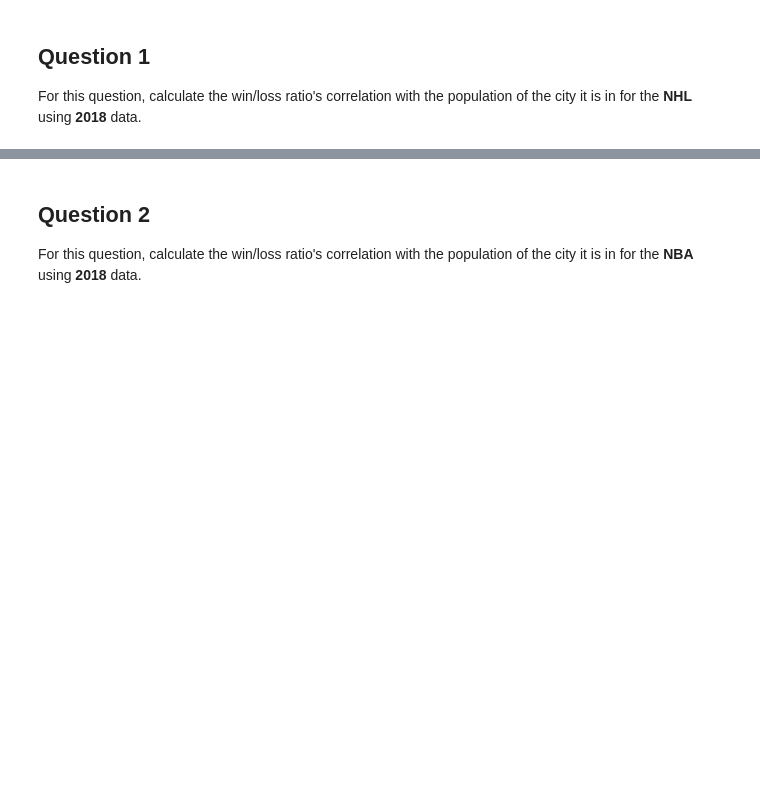
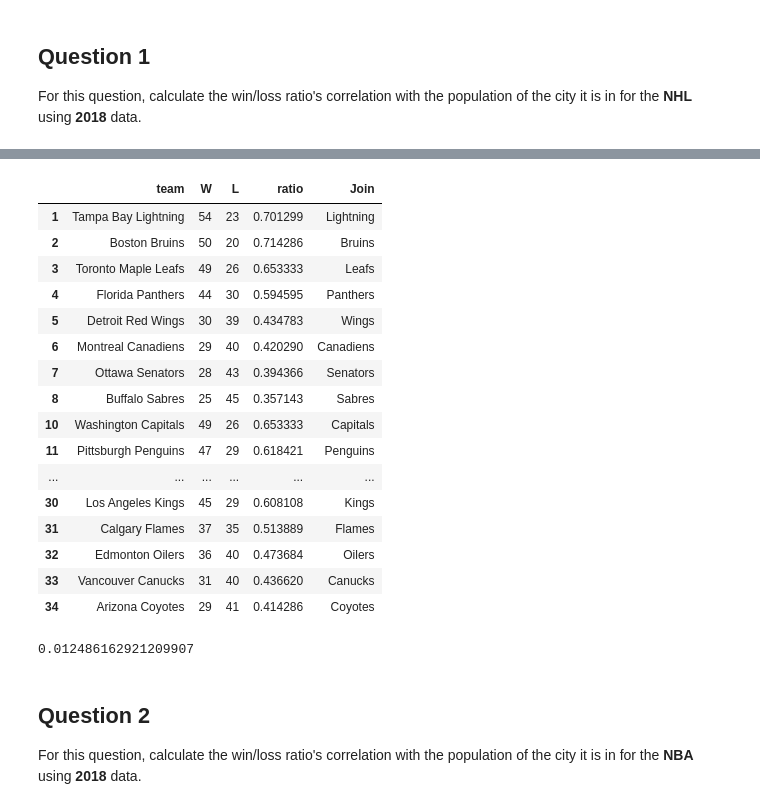
Before and after one commit to luke-limpert/PythonDataAnalysis_FinalAssignment, a Jupyter notebook: Assignment 4.ipynb, the cells around one changed output, grey strips where cells are left out. Drawn from its saved outputs; the diff is of its cells as text; code cells hidden in the pictures; blank space fills up the shorter version.

```diff
--- a/Assignment 4.ipynb
+++ b/Assignment 4.ipynb
@@ -72,0 +95,40 @@ def nhl_correlation():
+# %%
+def Clean_WL():
+    nhl_df=pd.read_csv("assets/nhl.csv")
+    nhl_df['team'] = nhl_df['team'].str.replace(r'[*]','')
+    nhl_df['year'] = nhl_df['year'].apply(lambda x: int(2018) if x==2018 else np.nan)
+    nhl_df.dropna(inplace=True)
+    nhl_df['GP']=nhl_df['GP'].apply(lambda x: x if x.isnumeric() else np.nan)
+    nhl_df.dropna(inplace=True)
+    nhl_df['L']=pd.to_numeric(nhl_df['L'])
+    nhl_df['W']=pd.to_numeric(nhl_df['W'])
+    nhl_df = nhl_df[['team','W','L']]
+    nhl_df['ratio'] = nhl_df['W']/(nhl_df['L']+nhl_df['W'])
+    junction = nhl_df['team'].str.extract(r'(?:[\w.]*\ )(?:[\w.]*\ )([\w.]*)|(?:[\w.]*\ )([\w.]*)')
+    df1 = junction[0]
+    df2 = junction[1]
+    teamJoin = pd.concat([df1, df2],join='outer')
+    teamJoin.dropna(inplace=True)
+    teamJoin.sort_index(ascending=True)
+    nhl_df['Join'] = teamJoin
+    return nhl_df
+# %%
+Clean_WL()
+# %% [output]
+|  | team | W | L | ratio | Join |
+| 1 | Tampa Bay Lightning | 54 | 23 | 0.701299 | Lightning |
+| 2 | Boston Bruins | 50 | 20 | 0.714286 | Bruins |
+| 3 | Toronto Maple Leafs | 49 | 26 | 0.653333 | Leafs |
+| 4 | Florida Panthers | 44 | 30 | 0.594595 | Panthers |
+| 5 | Detroit Red Wings | 30 | 39 | 0.434783 | Wings |
+| 6 | Montreal Canadiens | 29 | 40 | 0.420290 | Canadiens |
+| 7 | Ottawa Senators | 28 | 43 | 0.394366 | Senators |
+| 8 | Buffalo Sabres | 25 | 45 | 0.357143 | Sabres |
+| 10 | Washington Capitals | 49 | 26 | 0.653333 | Capitals |
+| 11 | Pittsburgh Penguins | 47 | 29 | 0.618421 | Penguins |
+| ... | ... | ... | ... | ... | ... |
+| 30 | Los Angeles Kings | 45 | 29 | 0.608108 | Kings |
+| 31 | Calgary Flames | 37 | 35 | 0.513889 | Flames |
+| 32 | Edmonton Oilers | 36 | 40 | 0.473684 | Oilers |
+| 33 | Vancouver Canucks | 31 | 40 | 0.436620 | Canucks |
+| 34 | Arizona Coyotes | 29 | 41 | 0.414286 | Coyotes |
@@ -73,3 +150,7 @@ def nhl_correlation():
+# %%
+nhl_correlation()
+# %% [output]
+0.012486162921209907
 # %% [markdown]
 ## Question 2
 For this question, calculate the win/loss ratio's correlation with the population of the city it is in for the **NBA** using **2018** data.
```
Also changed, not shown: parts of 4 cells of this notebook, 1 other file.
